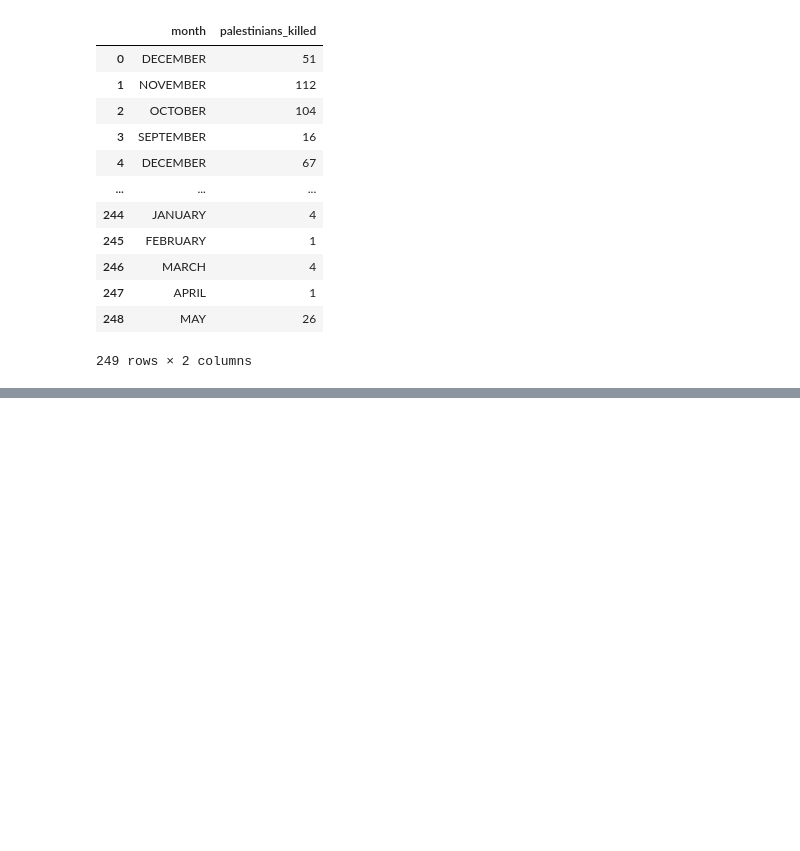
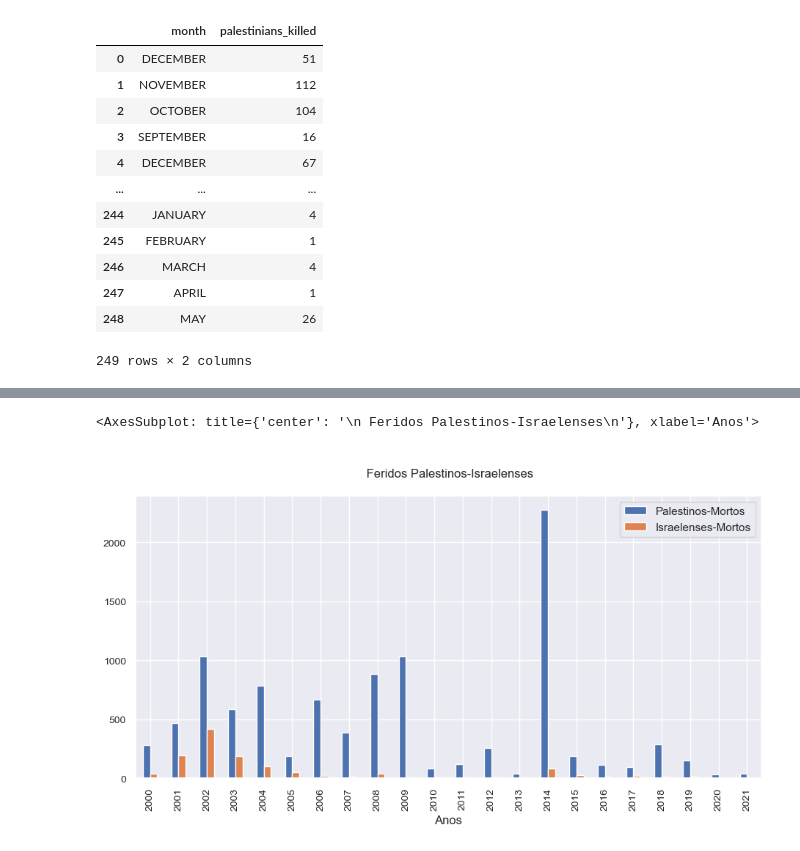
Before and after one commit to henriquecarvalho-maker/Conflito-israelo-palestino, a Jupyter notebook: análise_dos_mortos_e_feridos_no_conflito_entre_palestinos_e_israelitas.ipynb, the cells around one changed output, grey strips where cells are left out. Saved outputs shown, nothing was run; the diff lists cells and outputs as text; code cells hidden in the pictures; blank space fills up the shorter version.

```diff
--- a/análise_dos_mortos_e_feridos_no_conflito_entre_palestinos_e_israelitas.ipynb
+++ b/análise_dos_mortos_e_feridos_no_conflito_entre_palestinos_e_israelitas.ipynb
@@ -302,0 +248,3 @@ memory usage: 520.0+ bytes
+# %%
+data_ano = dados_.groupby('year', axis=0, as_index=False).sum()
+data_ano.head()
@@ -302,0 +258,3 @@ memory usage: 520.0+ bytes
+# %%
+data_ano['palestinians_injuries'] = data_ano['palestinians_injuries'].astype('int64')
+data_ano['israelis_injuries'] = data_ano['israelis_injuries'].astype('int64')
@@ -302,0 +270,4 @@ memory usage: 520.0+ bytes
+# %%
+data_ano_ = data_ano.rename(columns={'palestinians_injuries': 'Palestinos-Feridos', 'israelis_injuries': 'Israelenses-Feridos',
+                                    'palestinians_killed': 'Palestinos-Mortos', 'israelis_killed': 'Israelenses-Mortos'})
+data_ano_.head(4)
@@ -302,0 +280,6 @@ memory usage: 520.0+ bytes
+# %%
+data_ano_.plot.bar(x='year', y=['Palestinos-Mortos', 'Israelenses-Mortos'], figsize=(11, 5),
+                   title='\n Feridos Palestinos-Israelenses\n', xlabel='Anos', fontsize=10)
+# %% [output]
+<AxesSubplot: title={'center': '\n Feridos Palestinos-Israelenses\n'}, xlabel='Anos'>
+[figure, added]
```
Also changed, not shown: parts of 9 cells of this notebook.
